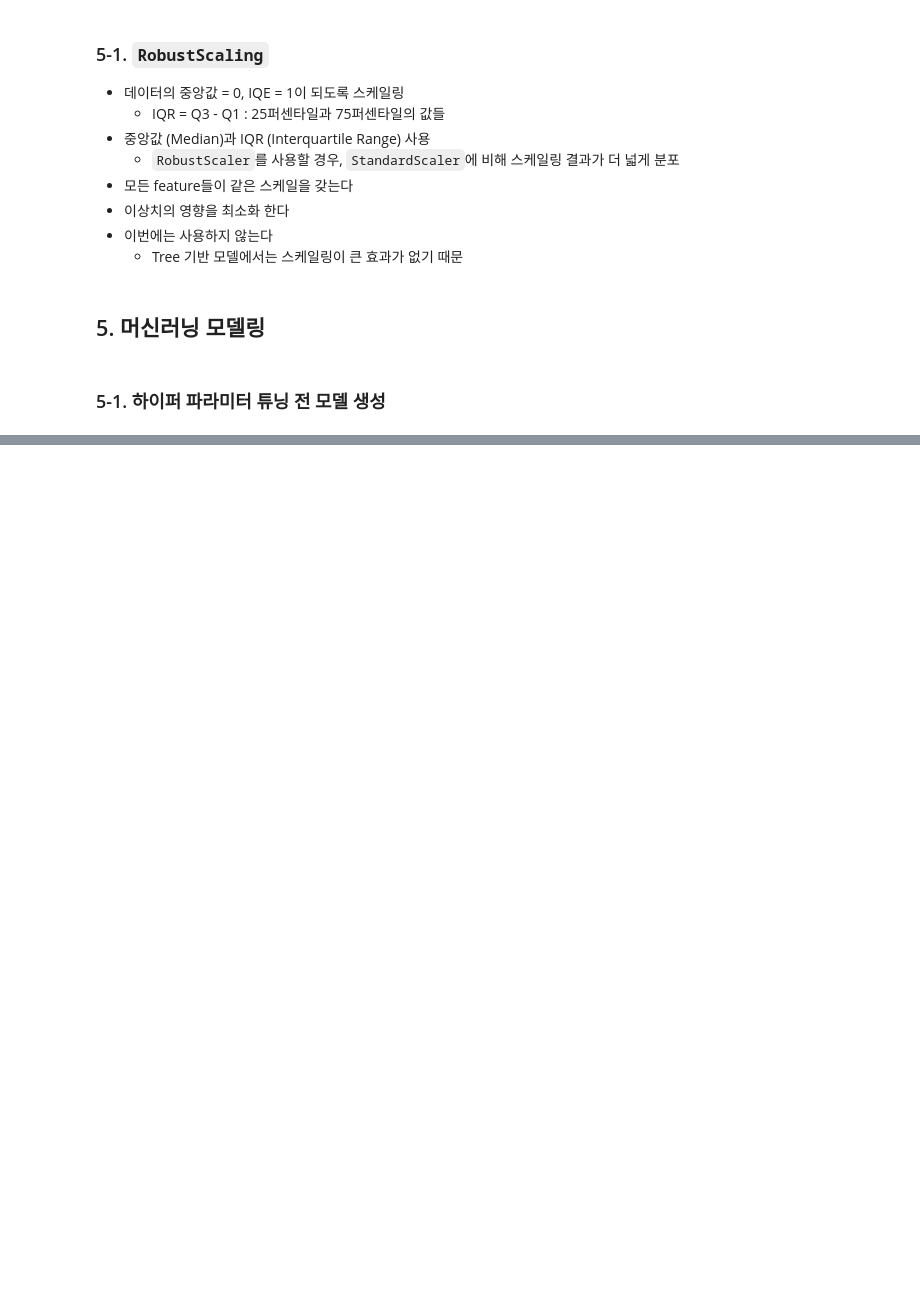
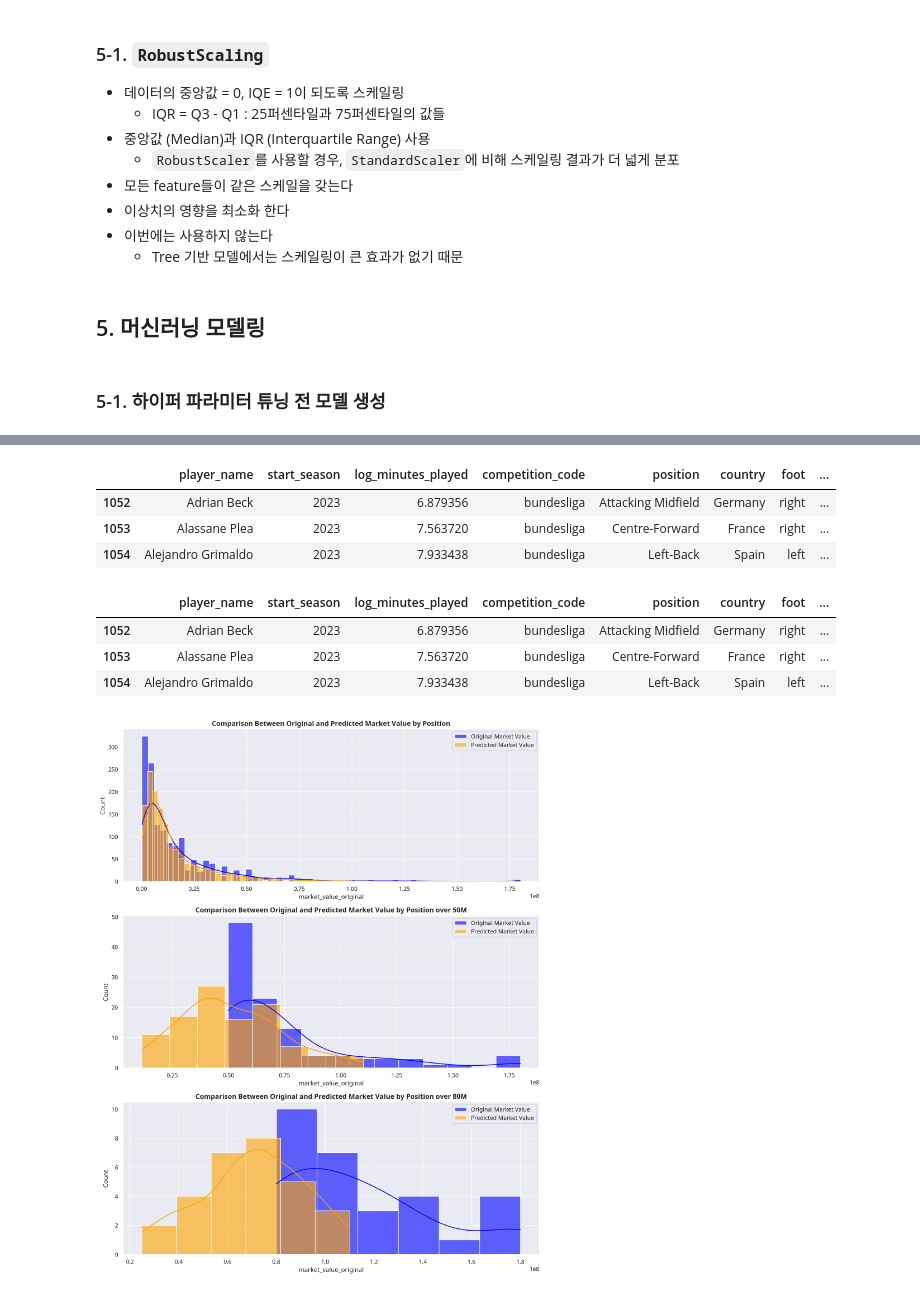
Before and after one commit to benidjor/player-value-prediction-from-transfermarkt, a Jupyter notebook: model-player-value-prediction.ipynb, the cells around one changed output, grey strips where cells are left out. Cells and saved outputs as stored; diff of their text form; code cells hidden in the pictures; blank space fills up the shorter version.

```diff
--- a/model-player-value-prediction.ipynb
+++ b/model-player-value-prediction.ipynb
@@ -1326,0 +1512,58 @@ test_copy_cat[test_copy_cat.current_club_name=="Tottenham Hotspur Football Club"
+# %%
+# 모델링할 때 player_name을 제거했기 때문에 다시 병합해준다 (선수 이름 확인용)
+test_copy_xgb = pd.merge(test_copy_xgb, df_original[["player_name", "team_title"]], left_index=True, right_index=True, how="left")
+
+# "player_name"을 가장 왼쪽으로 이동
+cols = ["player_name"] + [col for col in test_copy_xgb.columns if col != "player_name"]
+test_copy_xgb = test_copy_xgb[cols]
+test_copy_xgb.head(3)
+# %% [output]
+|  | player_name | start_season | log_minutes_played | competition_code | position | country | foot | ... |
+| 1052 | Adrian Beck | 2023 | 6.879356 | bundesliga | Attacking Midfield | Germany | right | ... |
+| 1053 | Alassane Plea | 2023 | 7.563720 | bundesliga | Centre-Forward | France | right | ... |
+| 1054 | Alejandro Grimaldo | 2023 | 7.933438 | bundesliga | Left-Back | Spain | left | ... |
+# %%
+# market_value_per_season의 로그 변환을 되돌림
+test_copy_xgb["market_value_original"] = np.expm1(test_copy_xgb["log_market_value_per_season"])
+test_copy_xgb["market_value_pred"] = np.expm1(test_copy_xgb["log_market_value_pred"])
+# %%
+test_copy_xgb.head(3)
+# %% [output]
+|  | player_name | start_season | log_minutes_played | competition_code | position | country | foot | ... |
+| 1052 | Adrian Beck | 2023 | 6.879356 | bundesliga | Attacking Midfield | Germany | right | ... |
+| 1053 | Alassane Plea | 2023 | 7.563720 | bundesliga | Centre-Forward | France | right | ... |
+| 1054 | Alejandro Grimaldo | 2023 | 7.933438 | bundesliga | Left-Back | Spain | left | ... |
+# %%
+# calculate_rmsle 함수 활용하여, 실제 몸값과 예측 몸값의 차이 RMSLE 계산한 컬럼 생성
+
+test_copy_xgb['market_value_diff_rmsle'] = test_copy_xgb.apply(lambda x:calculate_rmsle(x["market_value_original"], x["market_value_pred"]), axis=1)
+# %%
+# 실제 값, 예측 값 비교 시각화
+fig, axes = plt.subplots(nrows=3, ncols=1, figsize=(12, 15))
+
+sns.histplot(test_copy_xgb, x="market_value_original", color='blue',
+             label='Original Market Value', kde=True, alpha=0.6, ax=axes[0])
+sns.histplot(test_copy_xgb, x="market_value_pred", color='orange',
+             label='Predicted Market Value', kde=True, alpha=0.6, ax=axes[0])
+axes[0].set_title("Comparison Between Original and Predicted Market Value by Position", fontsize=13, fontweight="bold")
+axes[0].legend()
+
+sns.histplot(test_copy_xgb[test_copy_xgb["market_value_original"]>=50000000], x="market_value_original", color='blue',
+             label='Original Market Value', kde=True, alpha=0.6, ax=axes[1])
+sns.histplot(test_copy_xgb[test_copy_xgb["market_value_original"]>=50000000], x="market_value_pred", color='orange',
+             label='Predicted Market Value', kde=True, alpha=0.6, ax=axes[1])
+axes[1].set_title("Comparison Between Original and Predicted Market Value by Position over 50M", fontsize=13, fontweight="bold")
+axes[1].legend()
+
+
+sns.histplot(test_copy_xgb[test_copy_xgb["market_value_original"]>=80000000], x="market_value_original", color='blue',
+             label='Original Market Value', kde=True, alpha=0.6, ax=axes[2])
+sns.histplot(test_copy_xgb[test_copy_xgb["market_value_original"]>=80000000], x="market_value_pred", color='orange',
+             label='Predicted Market Value', kde=True, alpha=0.6, ax=axes[2])
+axes[2].set_title("Comparison Between Original and Predicted Market Value by Position over 80M", fontsize=13, fontweight="bold")
+axes[2].legend()
+
+plt.tight_layout()
+plt.show()
+# %% [output]
+[figure, added]
```
Also changed, not shown: parts of 184 cells of this notebook, 10 other files.
